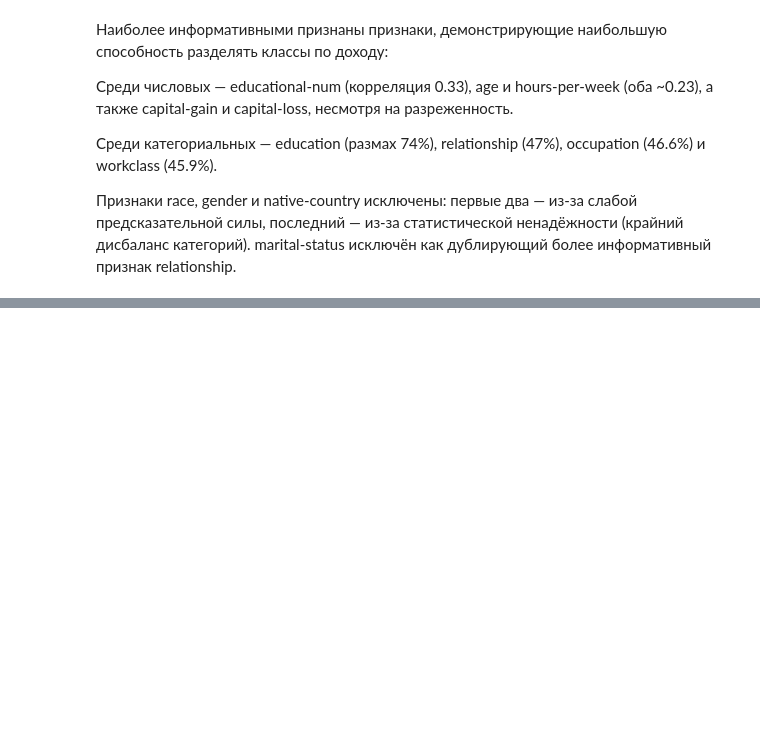
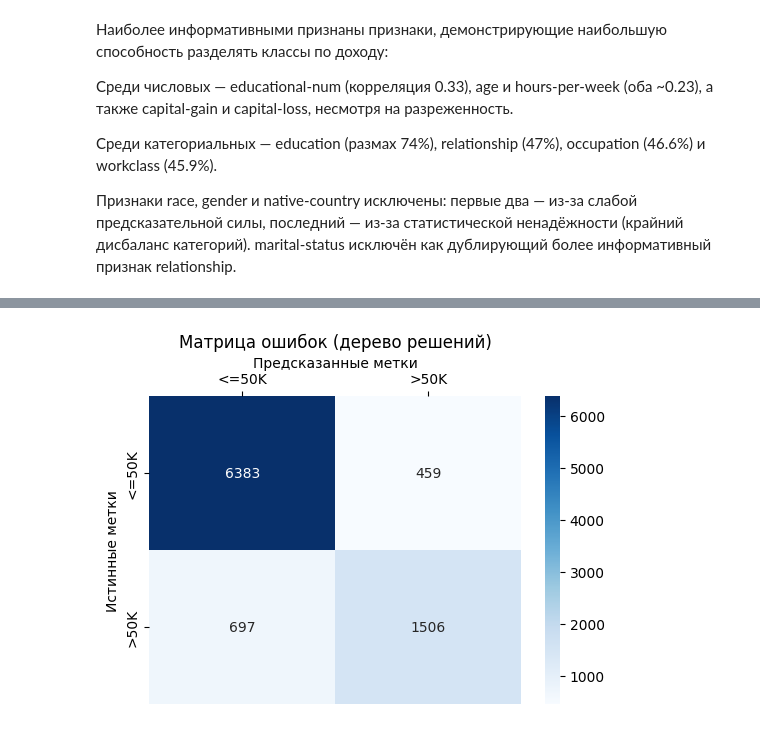
Before and after one commit to DaryaBorovinskaya/MAD_lab2, a Jupyter notebook: Slava.ipynb, the cells around one changed output, grey strips where cells are left out. Saved outputs shown, nothing was run; the diff lists cells and outputs as text; code cells hidden in the pictures; blank space fills up the shorter version.

```diff
--- a/Slava.ipynb
+++ b/Slava.ipynb
@@ -186,3 +191,25 @@ race: размах = 16.14%
 
 Признаки race, gender и native-country исключены: первые два — из-за слабой предсказательной силы, последний — из-за статистической ненадёжности (крайний дисбаланс категорий).
 marital-status исключён как дублирующий более информативный признак relationship.
+# %%
+le_income = LabelEncoder()
+le_relationship = LabelEncoder()
+le_workclass = LabelEncoder()
+le_education = LabelEncoder()
+le_occupation = LabelEncoder()
+
+df['income_num'] = le_income.fit_transform(df['income'])
+df['relationship_num'] = le_relationship.fit_transform(df['relationship'])
+df['workclass_num'] = le_workclass.fit_transform(df['workclass'])
+df['education_num'] = le_education.fit_transform(df['education'])
+df['occupation_num'] = le_occupation.fit_transform(df['occupation'])
+
+
+columns_to_drop = ['fnlwgt', 'native-country',
+                    'marital-status',
+                   'race', 'gender',
+                   'income', 'relationship', 'workclass', 'education', 'occupation']
+df = df.drop(columns=columns_to_drop)
+
+print("Столбцы после удаления:")
+print(df.columns.tolist())
@@ -188,0 +306,14 @@ marital-status исключён как дублирующий более инф
+# %%
+cm = confusion_matrix(y_test, y_pred)
+plt.figure(figsize=(6, 4))
+sns.heatmap(cm, annot=True, fmt='d', cmap='Blues',
+            xticklabels=le_income.classes_, yticklabels=le_income.classes_)
+plt.xticks(rotation=0)  # Убираем поворот (если есть)
+plt.gca().xaxis.tick_top()  # Перемещаем ось X наверх
+plt.gca().xaxis.set_label_position('top')  # Подпись оси X тоже наверх
+plt.xlabel('Предсказанные метки')
+plt.ylabel('Истинные метки')
+plt.title('Матрица ошибок (дерево решений)')
+plt.show()
+# %% [output]
+[figure, added]
```
Also changed, not shown: parts of 10 cells of this notebook.
